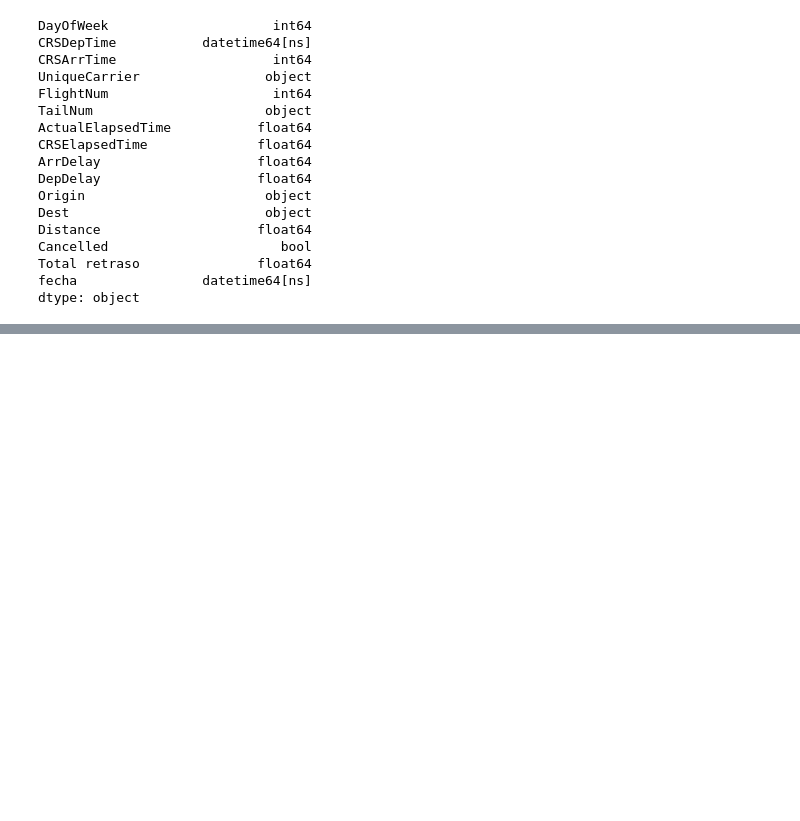
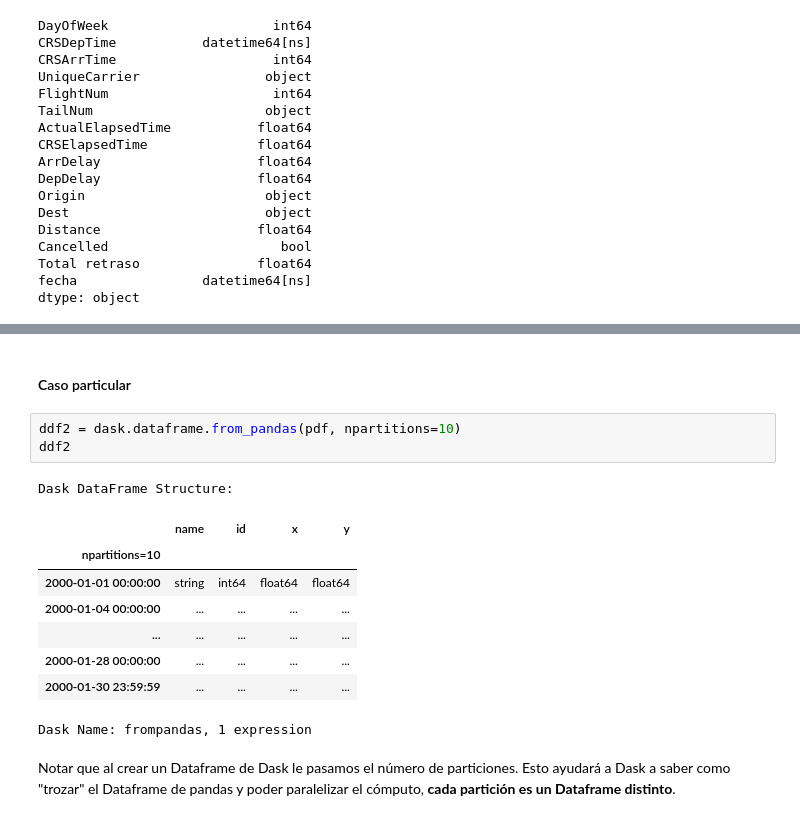
Before and after one commit to roddavalosG/proyecto_dask, a Jupyter notebook: 03_comparacion_pandas_dask.ipynb, the cells around one changed output, grey strips where cells are left out. Cells and saved outputs as stored; diff of their text form; blank space fills up the shorter version.

```diff
--- a/03_comparacion_pandas_dask.ipynb
+++ b/03_comparacion_pandas_dask.ipynb
@@ -253,0 +300,17 @@ dtype: object
+# %% [markdown]
+#### Caso particular
+# %%
+ddf2 = dask.dataframe.from_pandas(pdf, npartitions=10)
+ddf2
+# %% [output]
+Dask DataFrame Structure:
+|  | name | id | x | y |
+| npartitions=10 |  |  |  |  |
+| 2000-01-01 00:00:00 | string | int64 | float64 | float64 |
+| 2000-01-04 00:00:00 | ... | ... | ... | ... |
+| ... | ... | ... | ... | ... |
+| 2000-01-28 00:00:00 | ... | ... | ... | ... |
+| 2000-01-30 23:59:59 | ... | ... | ... | ... |
+Dask Name: frompandas, 1 expression
+# %% [markdown]
+Notar que al crear un Dataframe de Dask le pasamos el número de particiones. Esto ayudará a Dask a saber como "trozar" el Dataframe de pandas y poder paralelizar el cómputo, **cada partición es un Dataframe distinto**.
```
Also changed, not shown: parts of 12 cells of this notebook, 7 other files.
